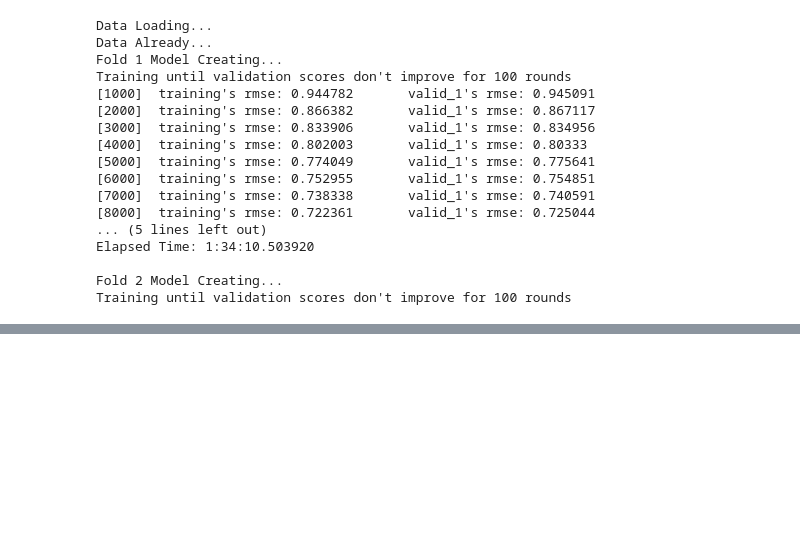
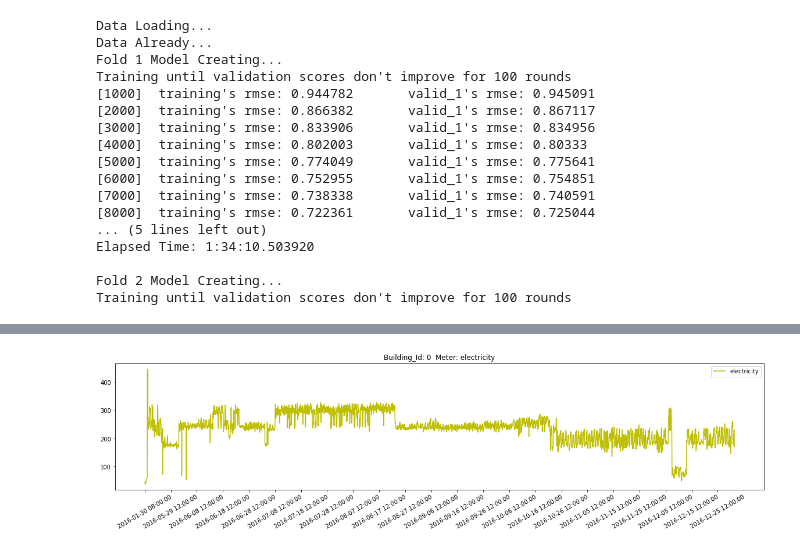
Before and after one commit to navitacion/ashrae-energy-prediction, a Jupyter notebook: notebook/LGBM Baseline.ipynb, the cells around one changed output, grey strips where cells are left out. Saved outputs shown, nothing was run; the diff lists cells and outputs as text; code cells hidden in the pictures; blank space fills up the shorter version.

```diff
--- a/notebook/LGBM Baseline.ipynb
+++ b/notebook/LGBM Baseline.ipynb
@@ -446,0 +509,4 @@ sub.to_csv("../Output/submission_{}_oof_{:.3f}.csv".format(today, model.oof), in
+# %%
+plot_meter(0)
+# %% [output]
+[figure, added]
```
Also changed, not shown: parts of 11 cells of this notebook, 2 other files.
